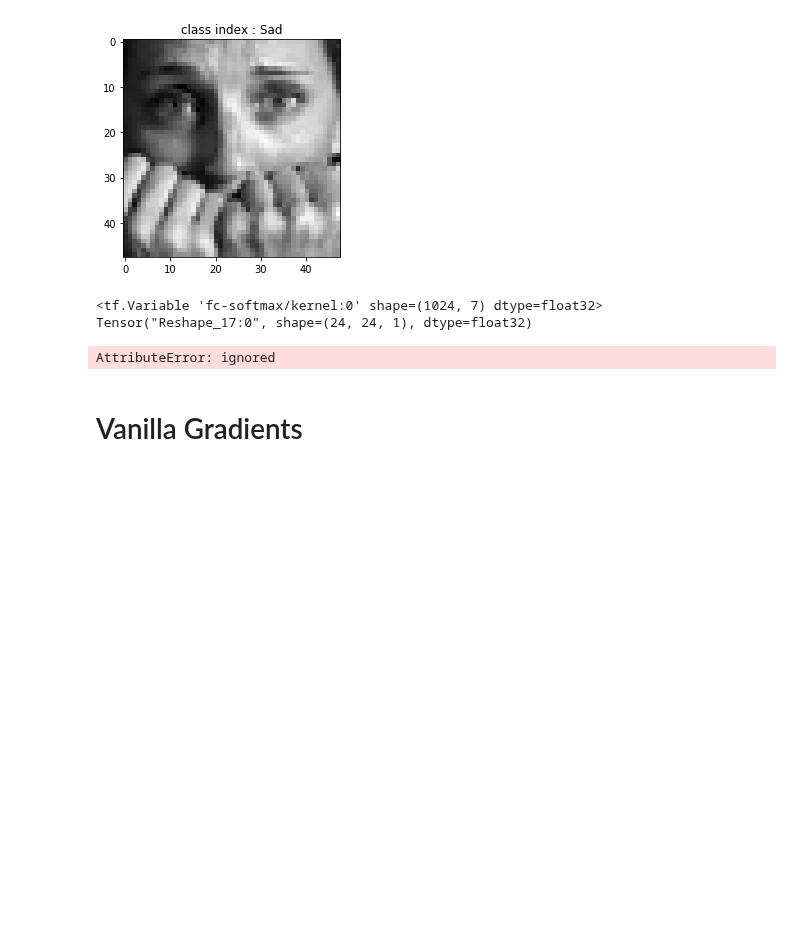
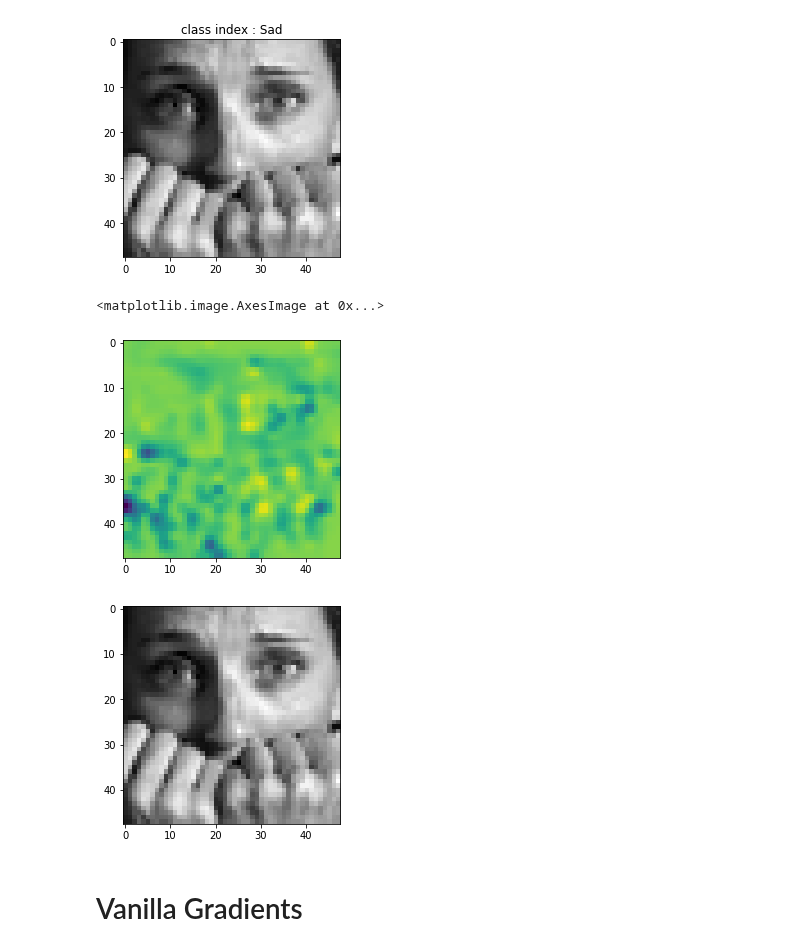
Before and after one commit to amilkh/cs230-fer, a Jupyter notebook: fer2013.ipynb, the cells around one changed output. Saved outputs shown, nothing was run; the diff lists cells and outputs as text; code cells hidden in the pictures; blank space fills up the shorter version.

```diff
--- a/fer2013.ipynb
+++ b/fer2013.ipynb
@@ -83,7 +79,7 @@ model = tf.keras.models.Sequential([
     Conv2D(filters=64,kernel_size=3,activation='relu',padding='same',name="conv4"),
     Dropout(0.25),
     Flatten(),
-    Dense(1024,input_shape=(24*24*64,1),activation='relu',name='fc1'),
+    #Dense(1024,input_shape=(24*24*64,1),activation='relu',name='fc1'),
     Dense(7,input_shape=(1024,1),activation='softmax',name='fc-softmax')
 ])
 
@@ -137,32 +130,30 @@ RuntimeError: reentrant call inside <_io.BufferedWriter name='<stdout>'>
 indx=56
 plt.title(label = "class index : {}".format(emotion_cat[y_dev[indx]]))
 plt.imshow(X_dev[indx].reshape(48,48),cmap='gray')
-single_example = X_dev[indx].reshape(1,48,48,1)
+target_image = X_dev[indx].reshape(1,48,48,1)
 # %% [output]
 [figure]
 # %%
-print(model.weights[-2])
 weights = model.weights[-2][:,y_dev[indx]]
-get_conv_layer = Model(inputs=model.input, outputs=model.get_layer("conv4").output)
-layer_feature_maps = get_conv_layer.predict(single_example)
-# print(layer_feature_maps)
+output_conv4_model = Model(inputs=model.input, outputs=model.get_layer("conv4").output)
+conv4_feature_maps = output_conv4_model.predict(target_image)
 
-#vectorize
+#TODO: vectorize
 cam = 0
-for k in range(layer_feature_maps.shape[-1]):
+for k in range(conv4_feature_maps.shape[-1]):
      cam += weights[k]*layer_feature_maps[:,:,:,k]
 
-cam = tf.reshape(cam,[24,24,1])
-print(cam)
+
+cam = np.reshape(cam,[24,24,1])
+#plt.imshow(np.resize(cam,(48,48)))
 cam_resized= tf.image.resize(cam,[48,48])
-#tf.Session().run(tf.variables_initializer(cam_resized))
-# TODO: try to replace .numpy() with .eval()
-plt.imshow(cam_resized.reshape(48,48))
+plt.imshow(cam_resized.numpy().reshape(48,48))
 plt.figure()
+plt.imshow(target_image.reshape(48,48),cmap='gray')
 # %% [output]
-<tf.Variable 'fc-softmax/kernel:0' shape=(1024, 7) dtype=float32>
-Tensor("Reshape_17:0", shape=(24, 24, 1), dtype=float32)
+<matplotlib.image.AxesImage at 0x...>
-AttributeError: ignored
+[figure, added]
+[figure, added]
 # %% [markdown]
 # Vanilla Gradients
 # %%
```
Also changed, not shown: parts of 5 cells of this notebook.
